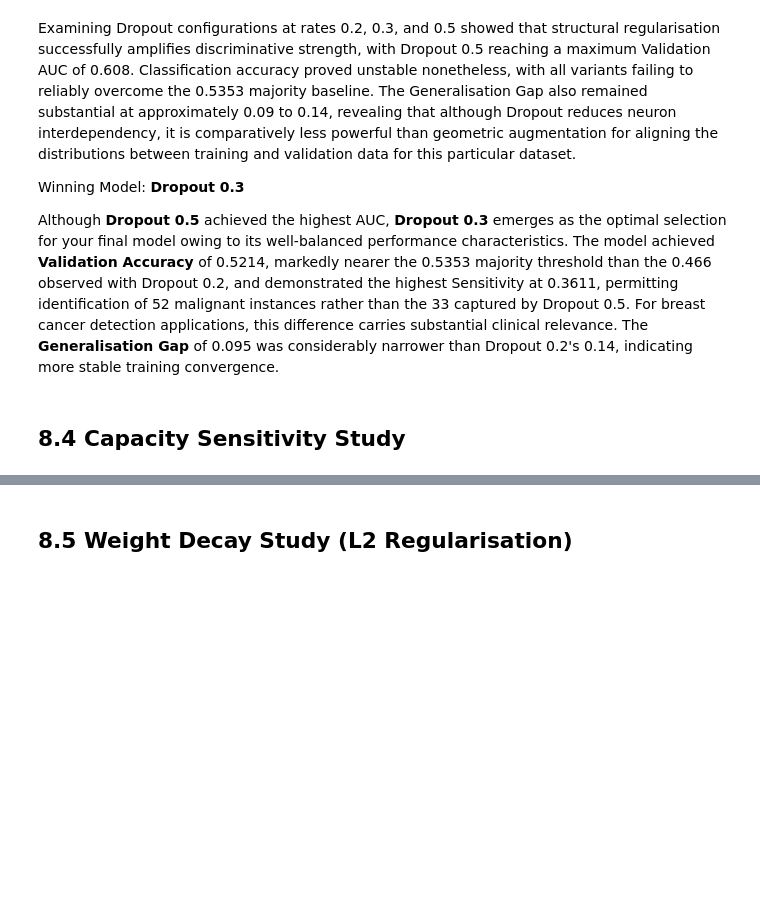
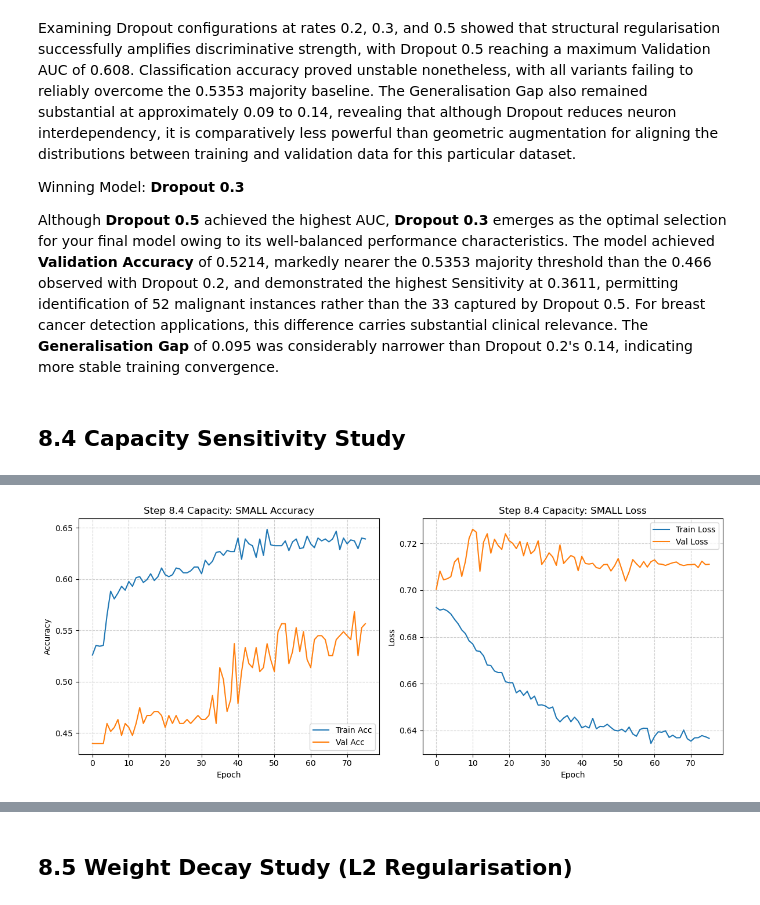
Before and after one commit to A-S-Yong/FYP, a Jupyter notebook: notebooks/Final_V1.ipynb, the cells around one changed output, grey strips where cells are left out. Drawn from its saved outputs; the diff is of its cells as text; code cells hidden in the pictures; blank space fills up the shorter version.

```diff
--- a/notebooks/Final_V1.ipynb
+++ b/notebooks/Final_V1.ipynb
@@ -2598,13 +2598,26 @@ for rate in dropout_rates:
     ckpt_path = f"step8_2_dropout_{rate}_best.keras"
     cbs = [
         keras.callbacks.ModelCheckpoint(
-            ckpt_path, monitor="val_auc", mode="max", save_best_only=True, verbose=0
+            ckpt_path,
+            monitor="val_auc",
+            mode="max",
+            save_best_only=True,
+            verbose=0
         ),
         keras.callbacks.ReduceLROnPlateau(
-            monitor="val_auc", mode="max", factor=0.5, patience=3, min_lr=1e-6, verbose=0
+            monitor="val_auc",
+            mode="max",
+            factor=0.5,
+            patience=3,
+            min_lr=1e-6,
+            verbose=0
         ),
         keras.callbacks.EarlyStopping(
-            monitor="val_auc", mode="max", patience=10, restore_best_weights=True, verbose=0
+            monitor="val_auc",
+            mode="max",
+            patience=10,
+            restore_best_weights=True,
+            verbose=0
         ),
         TqdmCallback(pbar)
     ]
@@ -2743,0 +2807,68 @@ Although **Dropout 0.5** achieved the highest AUC, **Dropout 0.3** emerges as th
+# %%
+capacity_configs = ["small", "standard", "wide", "deep"]
+capacity_results = {}
+
+for cfg in capacity_configs:
+    print(f"\n{'-'*60}\nTRAINING: CAPACITY CONFIGURATION - {cfg.upper()}\n{'-'*60}")
+    tf.keras.backend.clear_session()
+
+    # Build and Setup
+    model_tmp = build_capacity_model(config=cfg)
+    ckpt_path = f"step8_4_capacity_{cfg}_best.keras"
+    pbar = tqdm(total=100, desc=f"Capacity {cfg}")
+
+    cbs = [
+        keras.callbacks.ModelCheckpoint(
+            ckpt_path,
+            monitor="val_auc",
+            mode="max",
+            save_best_only=True,
+            verbose=0
+        ),
+        keras.callbacks.ReduceLROnPlateau(
+            monitor="val_auc",
+            mode="max",
+            factor=0.5,
+            patience=3,
+            min_lr=1e-6,
+            verbose=0
+        ),
+        keras.callbacks.EarlyStopping(
+            monitor="val_auc",
+            mode="max",
+            patience=10,
+            restore_best_weights=True,
+            verbose=0
+        ),
+        TqdmCallback(pbar)
+    ]
+
+    # Train
+    history = model_tmp.fit(train_gen, epochs=100, validation_data=val_gen, callbacks=cbs, verbose=0)
+    pbar.close()
+
+    # Visualise
+    plot_training_history(history, title_prefix=f"Step 8.4 Capacity: {cfg.upper()}")
+
+    # Evaluation (Load Best Weights)
+    best_m = keras.models.load_model(ckpt_path)
+    eval_stats = eval_model_perf(best_m, val_gen, step_name=f"8.4 Capacity {cfg}")
+
+    # Capture Metrics
+    best_idx = np.argmax(history.history['val_auc'])
+    capacity_results[cfg] = {
+        "Train Acc": history.history['accuracy'][best_idx],
+        "Val Acc": eval_stats["Val Acc"],
+        "Gap": abs(history.history['accuracy'][best_idx] - eval_stats["Val Acc"]),
+        "Val AUC": eval_stats["Val AUC"],
+        "Sensitivity": eval_stats["Sensitivity"],
+        "Specificity": eval_stats["Specificity"]
+    }
+
+    # Persist History
+    pd.DataFrame(history.history).to_csv(f'step8_4_history_capacity_{cfg}.csv', index=False)
+    best_m.save(f"step8_4_capacity_{cfg}_final.keras")
+
+    # Cleanup memory
+    del model_tmp, best_m
+# %% [output]
@@ -2743,0 +2878 @@ Although **Dropout 0.5** achieved the highest AUC, **Dropout 0.3** emerges as th
+[figure, added]
```
Also changed, not shown: parts of 5 cells of this notebook.
